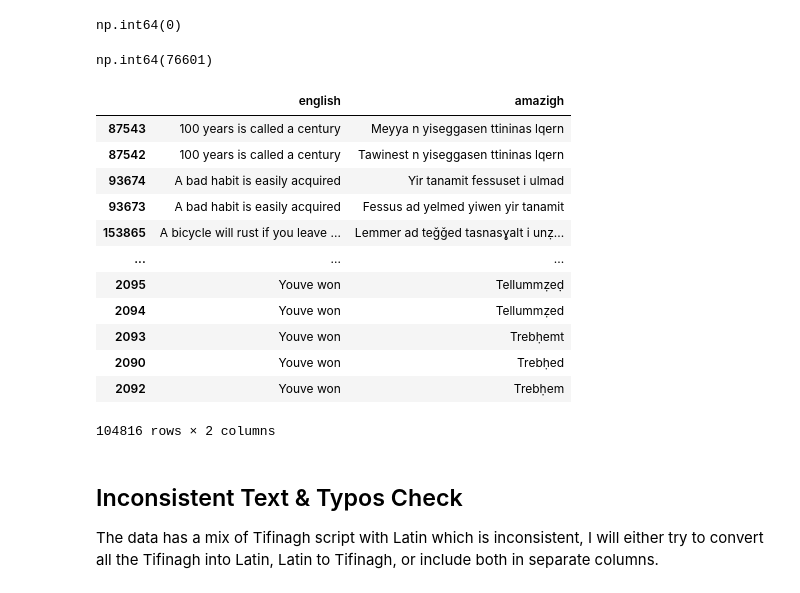
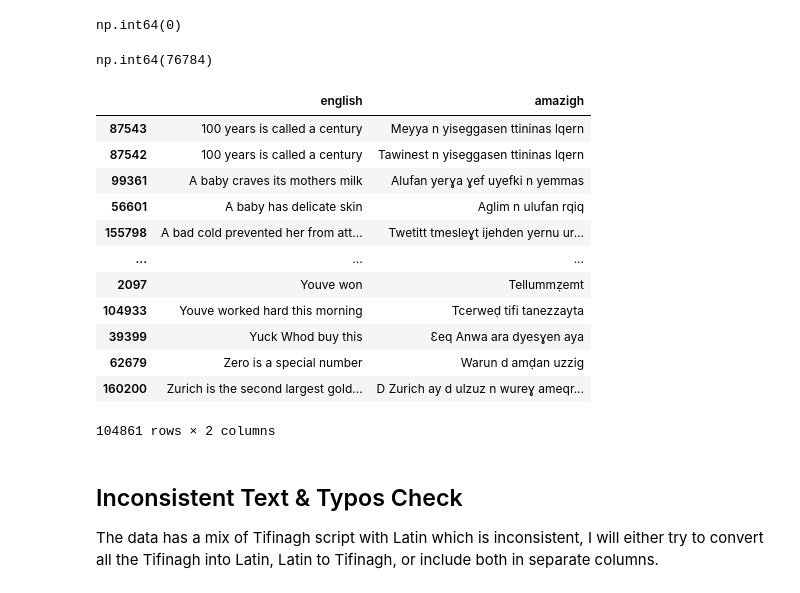
Before and after one commit to rumihoney/amazigh-english-corpus-analysis, a Jupyter notebook: cleaning_data.ipynb, the cells around one changed output. Drawn from its saved outputs; the diff is of its cells as text; code cells hidden in the pictures.

```diff
--- a/cleaning_data.ipynb
+++ b/cleaning_data.ipynb
@@ -54,6 +47,9 @@ df.head()
 | 4 | Hi. | Azul fell-awent. |
 # %%
 # remove punctuation
-df['english'] = df['english'].str.replace(r'[^\w\s]', '', regex=True)
-df['amazigh'] = df['amazigh'].str.replace(r'[^\w\s]', '', regex=True)
-df[10:]
+df_clean['english'] = df_clean['english'].str.replace(r'[^\w\s]', '', regex=True)
+df_clean['amazigh'] = df_clean['amazigh'].str.replace(r'[^\w\s]', '', regex=True)
+
+# remove extra spaces
+df_clean['english'] = df_clean['english'].str.strip()
+df_clean['amazigh'] = df_clean['amazigh'].str.strip()
@@ -74,5 +55,0 @@ df[10:]
-# %%
-# removing spaces
-df['english'] = df['english'].str.strip()
-df['amazigh'] = df['amazigh'].str.strip()
-df[10:]
@@ -123,3 +87,8 @@ df.dtypes
 english    object
 amazigh    object
 dtype: object
+# %%
+# converting datatypes 'object' to 'string'
+df_clean['english'] = df_clean['english'].astype('string')
+df_clean['amazigh'] = df_clean['amazigh'].astype('string')
+df_clean['tifinagh'] = df_clean['tifinagh'].astype('string')
@@ -148,6 +119,6 @@ df[df.duplicated(keep=False)]
 364 rows × 2 columns
 # %%
 # dropping duplicates & resetting index
-df = df.drop_duplicates()
-df = df.reset_index(drop=True)
+df_clean = df_clean.drop_duplicates()
+df_clean = df_clean.reset_index(drop=True)
 # %%
@@ -155,26 +126,26 @@ df.duplicated().sum()
 # %% [output]
 np.int64(0)
 # %%
-df['english'].duplicated().sum()
+df_clean['english'].duplicated().sum()
 # %% [output]
-np.int64(76601)
+np.int64(76784)
 # %%
-df[df['english'].duplicated(keep=False)].sort_values('english')
+df_clean[df['english'].duplicated(keep=False)].sort_values('english')
 # duplicates appear because of gender markers e.g., nne-k and nne-m suffixes in amazigh
 # %% [output]
 |  | english | amazigh |
 | 87543 | 100 years is called a century | Meyya n yiseggasen ttininas lqern |
 | 87542 | 100 years is called a century | Tawinest n yiseggasen ttininas lqern |
-| 93674 | A bad habit is easily acquired | Yir tanamit fessuset i ulmad |
-| 93673 | A bad habit is easily acquired | Fessus ad yelmed yiwen yir tanamit |
-| 153865 | A bicycle will rust if you leave ... | Lemmer ad teǧǧed tasnasɣalt i unẓ... |
+| 99361 | A baby craves its mothers milk | Alufan yerɣa ɣef uyefki n yemmas |
+| 56601 | A baby has delicate skin | Aglim n ulufan rqiq |
+| 155798 | A bad cold prevented her from att... | Twetitt tmesleɣt ijehden yernu ur... |
 | ... | ... | ... |
-| 2095 | Youve won | Tellummẓeḍ |
-| 2094 | Youve won | Tellummẓed |
-| 2093 | Youve won | Trebḥemt |
-| 2090 | Youve won | Trebḥed |
-| 2092 | Youve won | Trebḥem |
+| 2097 | Youve won | Tellummẓemt |
+| 104933 | Youve worked hard this morning | Tcerweḍ tifi tanezzayta |
+| 39399 | Yuck Whod buy this | Ɛeq Anwa ara dyesɣen aya |
+| 62679 | Zero is a special number | Warun d amḍan uzzig |
+| 160200 | Zurich is the second largest gold... | D Zurich ay d ulzuz n wureɣ ameqr... |
-104816 rows × 2 columns
+104861 rows × 2 columns
 # %% [markdown]
 ## Inconsistent Text & Typos Check
 
```
Also changed, not shown: parts of 27 cells of this notebook, 1 other file.
